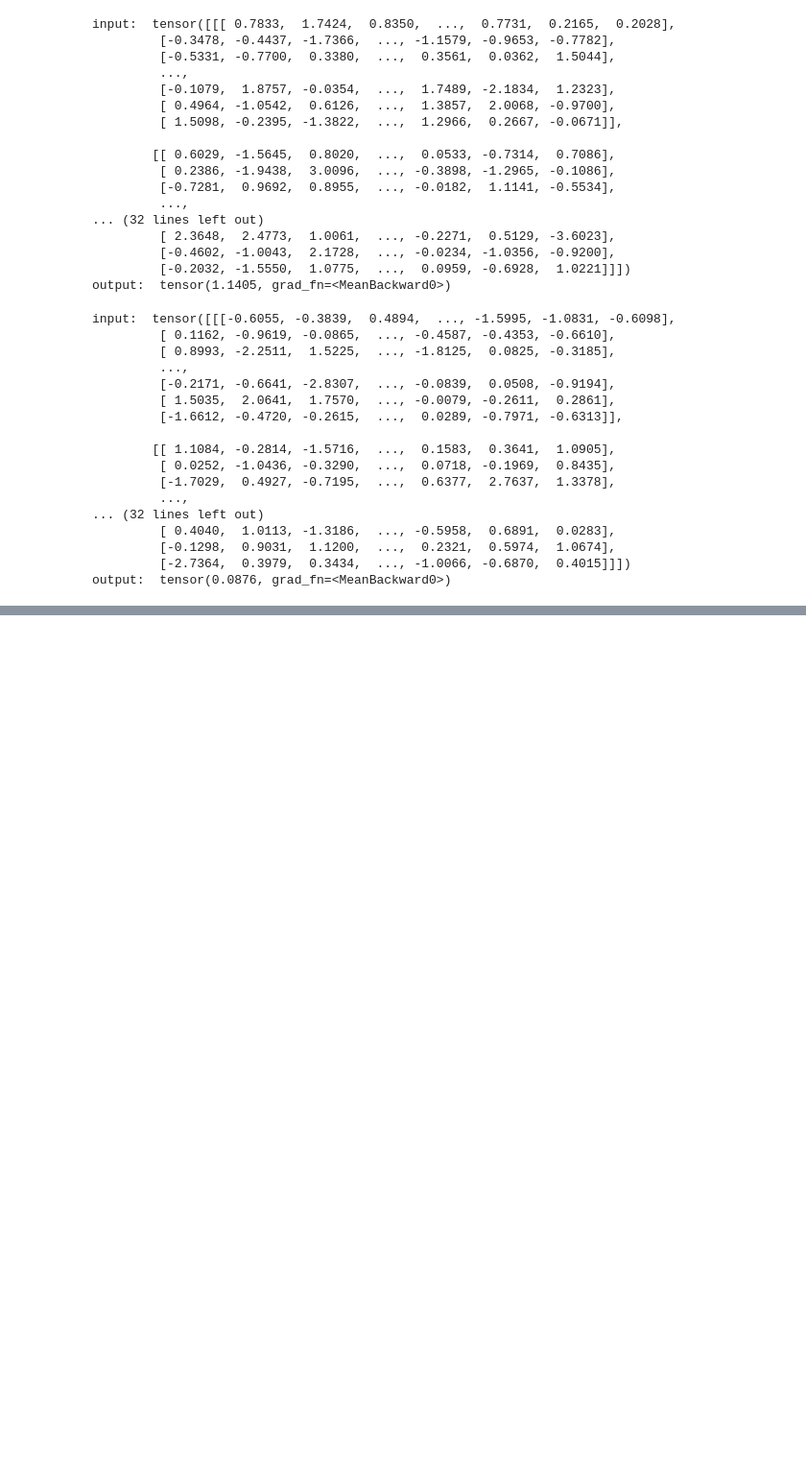
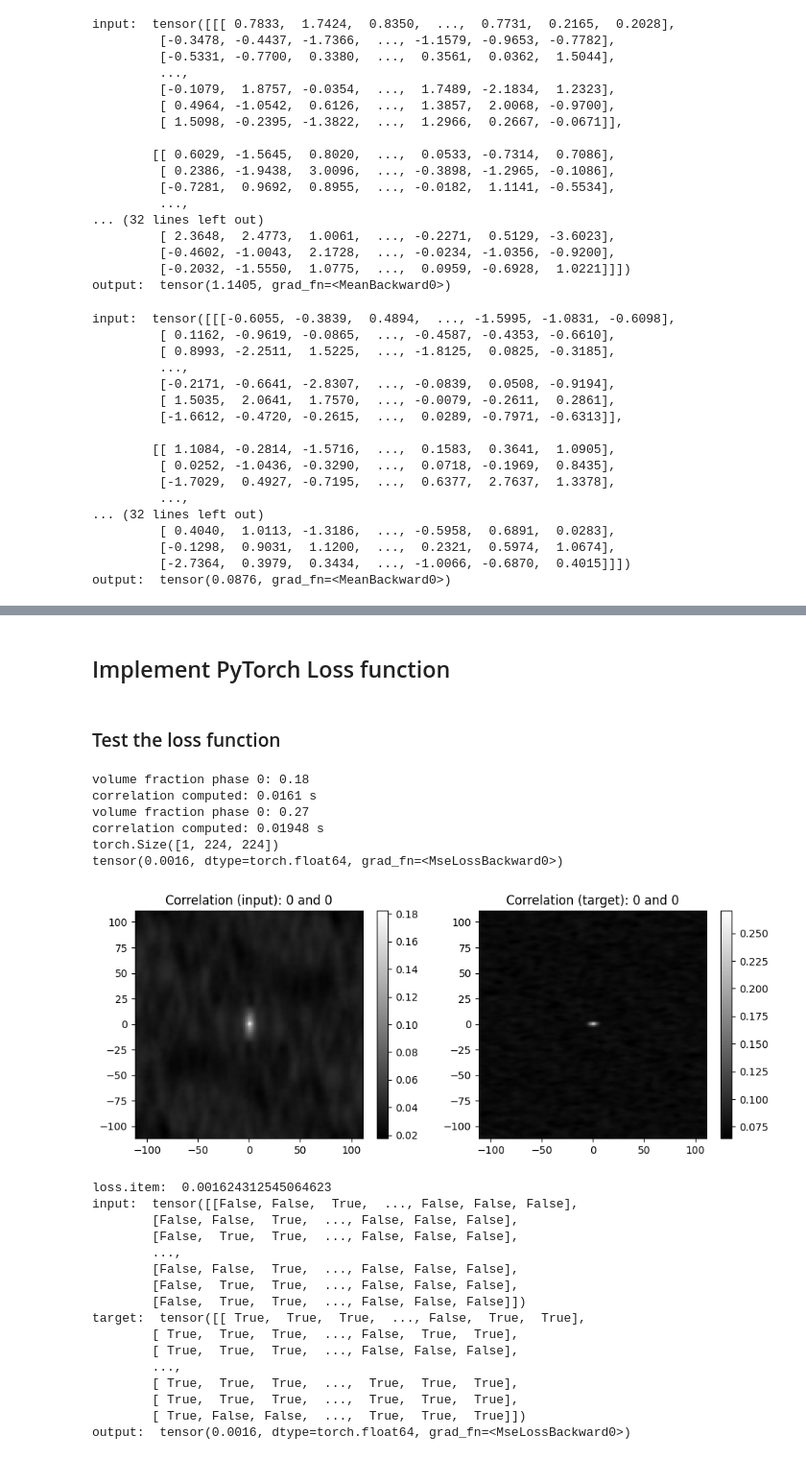
Before and after one commit to sajjad-git/pytorch-fft-loss, a Jupyter notebook: FFT_Loss.ipynb, the cells around one changed output, grey strips where cells are left out. Shown at 96% size. Cells and saved outputs as stored; diff of their text form; code cells hidden in the pictures; blank space fills up the shorter version.

```diff
--- a/FFT_Loss.ipynb
+++ b/FFT_Loss.ipynb
@@ -214,0 +510,15 @@ output:  tensor(0.0876, grad_fn=<MeanBackward0>)
+# %%
+def two_point_autocorr_pytorch(img, H=2):
+    """
+    PyTorch Implementation of 2-pt Spatial Statistics: FFT Approach.
+    img: torch.Tensor (shape 1 x H x W) H=W
+    H: number of phases in the microstructure (int)
+
+    returns:
+    torch.Tensor of size H x W
+    """
+    el = img.size()[-1]
+    microstructure = img.squeeze(dim=0)
+    mf = generate_torch_microstructure_function(microstructure, H, el)
+    fft = calculate_2point_torch_spatialstat(mf, H, el)
+    return fft
@@ -214,0 +557,57 @@ output:  tensor(0.0876, grad_fn=<MeanBackward0>)
+# %% [markdown]
+## Implement PyTorch Loss function
+# %%
+class TwoPointFFTLoss(nn.Module):
+    def __init__(self):
+        super(TwoPointFFTLoss, self).__init__()
+        self.mse_loss = nn.MSELoss()
+
+    def forward(self, input, target):
+        input_autocorr = two_point_autocorr_pytorch(input).unsqueeze(dim=0)
+        target_autocorr = two_point_autocorr_pytorch(target).unsqueeze(dim=0)
+        print(input_autocorr.shape)
+        diff = self.mse_loss(input_autocorr, target_autocorr)
+        #diff = self.mse_loss(input, target)
+        print(diff)
+        show_spst(input_autocorr[0].detach().numpy(), title='input', arr2=target_autocorr[0].detach().numpy(), title2='target')
+        return diff
+# %% [markdown]
+### Test the loss function
+# %%
+#input = torch.randn((1, 64, 64), requires_grad=True)
+#target = torch.randn((1, 64, 64))
+
+input = torch.tensor(generate_microstructure(el))
+target = torch.tensor(generate_microstructure(el))
+two_pt_fft_loss = TwoPointFFTLoss()
+output = two_pt_fft_loss(input, target)
+print("loss.item: ", output.item())
+output.backward()
+
+print('input: ', input)
+print('target: ', target)
+print('output: ', output)
+# %% [output]
+volume fraction phase 0: 0.18
+correlation computed: 0.0161 s
+volume fraction phase 0: 0.27
+correlation computed: 0.01948 s
+torch.Size([1, 224, 224])
+tensor(0.0016, dtype=torch.float64, grad_fn=<MseLossBackward0>)
+[figure, added]
+loss.item:  0.001624312545064623
+input:  tensor([[False, False,  True,  ..., False, False, False],
+        [False, False,  True,  ..., False, False, False],
+        [False,  True,  True,  ..., False, False, False],
+        ...,
+        [False, False,  True,  ..., False, False, False],
+        [False,  True,  True,  ..., False, False, False],
+        [False,  True,  True,  ..., False, False, False]])
+target:  tensor([[ True,  True,  True,  ..., False,  True,  True],
+        [ True,  True,  True,  ..., False,  True,  True],
+        [ True,  True,  True,  ..., False, False, False],
+        ...,
+        [ True,  True,  True,  ...,  True,  True,  True],
+        [ True,  True,  True,  ...,  True,  True,  True],
+        [ True, False, False,  ...,  True,  True,  True]])
+output:  tensor(0.0016, dtype=torch.float64, grad_fn=<MseLossBackward0>)
```
Also changed, not shown: parts of 35 cells of this notebook.
